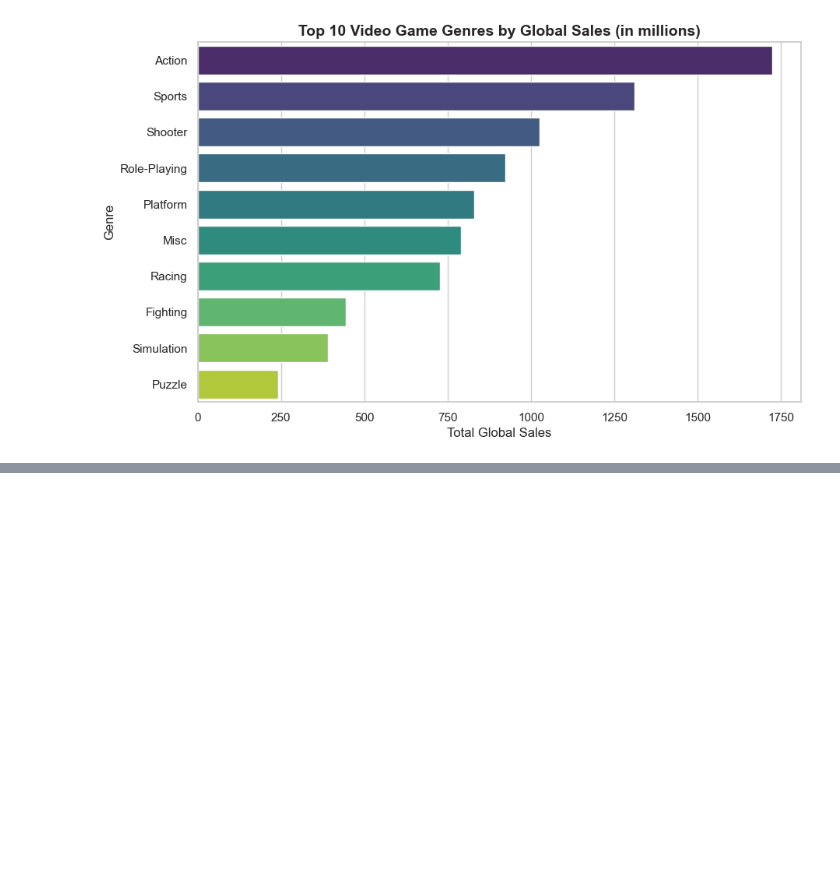
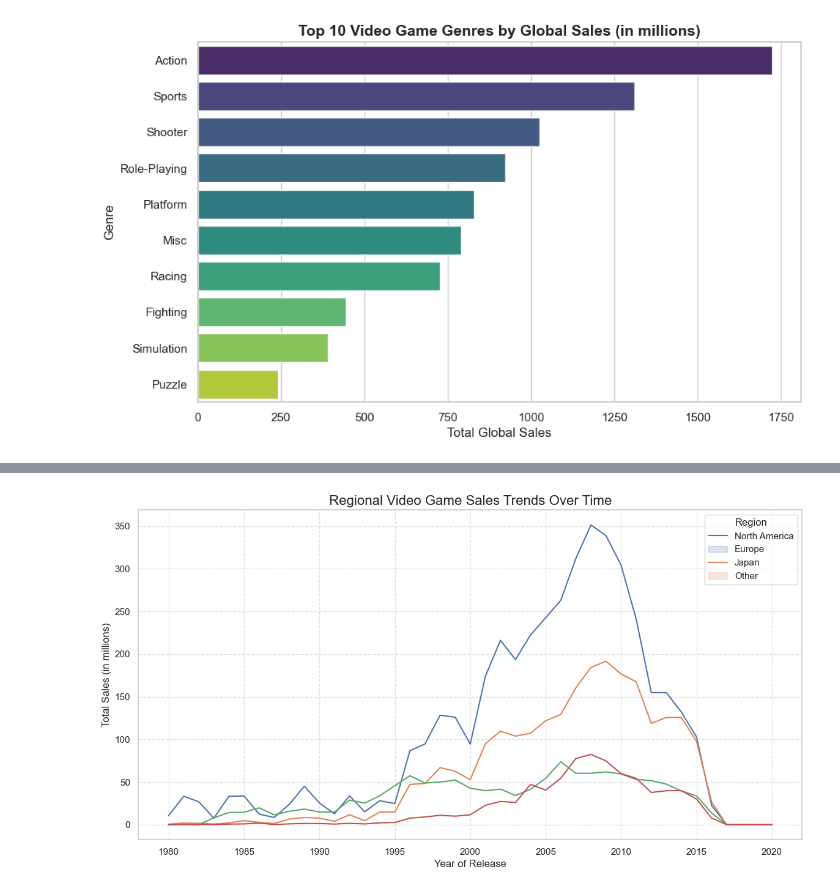
Before and after one commit to Hansal001/video-game-sales-analysis, a Jupyter notebook: analiysis.ipynb, the cells around one changed output, grey strips where cells are left out. Drawn from its saved outputs; the diff is of its cells as text; code cells hidden in the pictures; blank space fills up the shorter version.

```diff
--- a/analiysis.ipynb
+++ b/analiysis.ipynb
@@ -76,0 +99,16 @@ plt.show()
+# %%
+
+yearly_regional_sales = df.groupby('Year')[regions].sum()
+
+plt.figure(figsize=(14, 7))
+sns.lineplot(data=yearly_regional_sales, dashes=False)
+
+
+plt.title('Regional Video Game Sales Trends Over Time', fontsize=16)
+plt.xlabel('Year of Release', fontsize=12)
+plt.ylabel('Total Sales (in millions)', fontsize=12)
+plt.legend(title='Region', labels=['North America', 'Europe', 'Japan', 'Other'])
+plt.grid(True, linestyle='--', alpha=0.6)
+plt.show()
+# %% [output]
+[figure, added]
```
Also changed, not shown: parts of 2 cells of this notebook.
